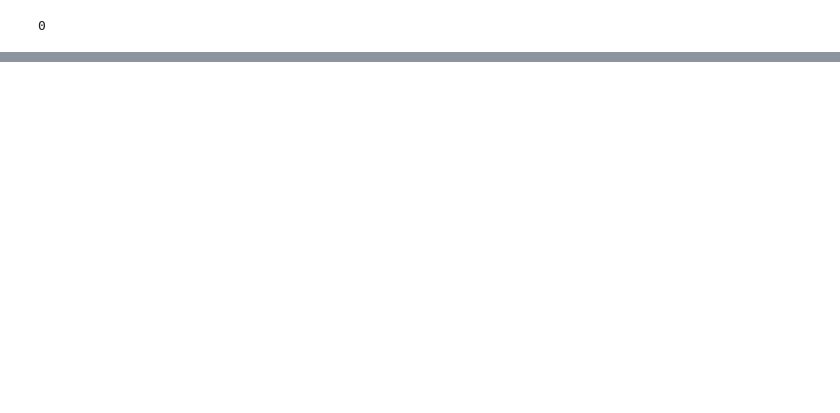
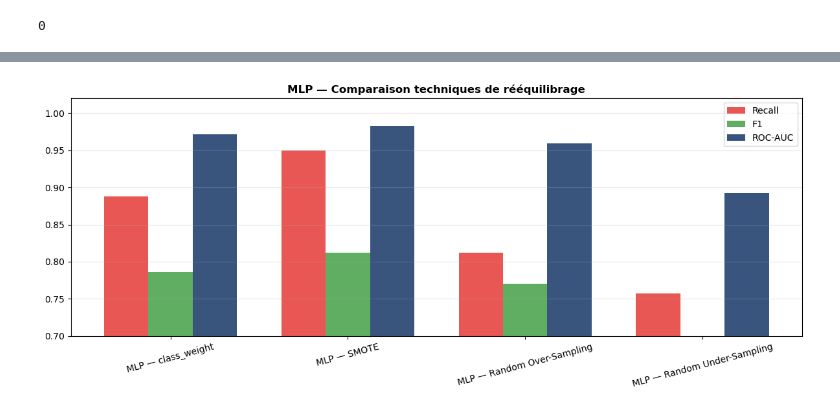
Before and after one commit to melissabelkessam/Projet-DATA-Science, a Jupyter notebook: notebooks/03_Models.ipynb, the cells around one changed output, grey strips where cells are left out. Saved outputs shown, nothing was run; the diff lists cells and outputs as text; code cells hidden in the pictures; blank space fills up the shorter version.

```diff
--- a/notebooks/03_Models.ipynb
+++ b/notebooks/03_Models.ipynb
@@ -846,0 +656,24 @@ Ces scores viennent de la cellule 7 qu'on a déjà vue !
+# %%
+# CELLULE 14 - MLP Méthode 4 : Random Under-Sampling
+mlp_rus = build_mlp(X_train_rus.shape[1])
+mlp_rus.fit(X_train_rus, y_train_rus,
+            epochs=100,
+            batch_size=256,
+            validation_split=0.2,
+            callbacks=[early_stop],
+            verbose=1)
+results_mlp = evaluate_mlp('MLP — Random Under-Sampling', mlp_rus, X_test, y_test, results_mlp)
+
+# Tableau comparatif pour MLP
+df_mlp = pd.DataFrame(results_mlp).T.round(4)
+print("\nCOMPARAISON TECHNIQUES DÉSÉQUILIBRE — MLP")
+print("="*60)
+print(df_mlp[['Recall', 'F1', 'ROC-AUC', 'PR-AUC']].to_string())
+
+best_mlp_technique = df_mlp['F1'].idxmax()
+print(f"\n→ Meilleure technique pour MLP : {best_mlp_technique} (F1 = {df_mlp.loc[best_mlp_technique, 'F1']:.4f})")
+
+# Sauvegarde du meilleur MLP
+mlp_smote.save('../models/mlp_model.keras')
+# SMOTE = meilleure technique pour le MLP (F1=0.81, ROC-AUC=0.983)
+print("Meilleur modèle MLP sauvegardé")
@@ -846,0 +698,20 @@ Ces scores viennent de la cellule 7 qu'on a déjà vue !
+# %%
+# CELLULE 15 - Visualisation comparaison déséquilibre — MLP
+fig, ax = plt.subplots(figsize=(12, 5))
+x = np.arange(len(df_mlp))
+width = 0.25
+metrics = ['Recall', 'F1', 'ROC-AUC']
+colors = [COLOR_RED, COLOR_GREEN, COLOR_BLUE]
+for i, (metric, color) in enumerate(zip(metrics, colors)):
+    ax.bar(x + i*width, df_mlp[metric], width, label=metric, color=color, alpha=0.85)
+ax.set_xticks(x + width)
+ax.set_xticklabels(df_mlp.index, rotation=15)
+ax.set_ylim(0.7, 1.02)
+ax.set_title('MLP — Comparaison techniques de rééquilibrage', fontweight='bold')
+ax.legend()
+ax.grid(axis='y', alpha=0.3)
+plt.tight_layout()
+plt.savefig('../reports/mlp_imbalance_comparison.png', dpi=150, bbox_inches='tight')
+plt.show()
+# %% [output]
+[figure, added]
```
Also changed, not shown: parts of 65 cells of this notebook, 7 other files.
